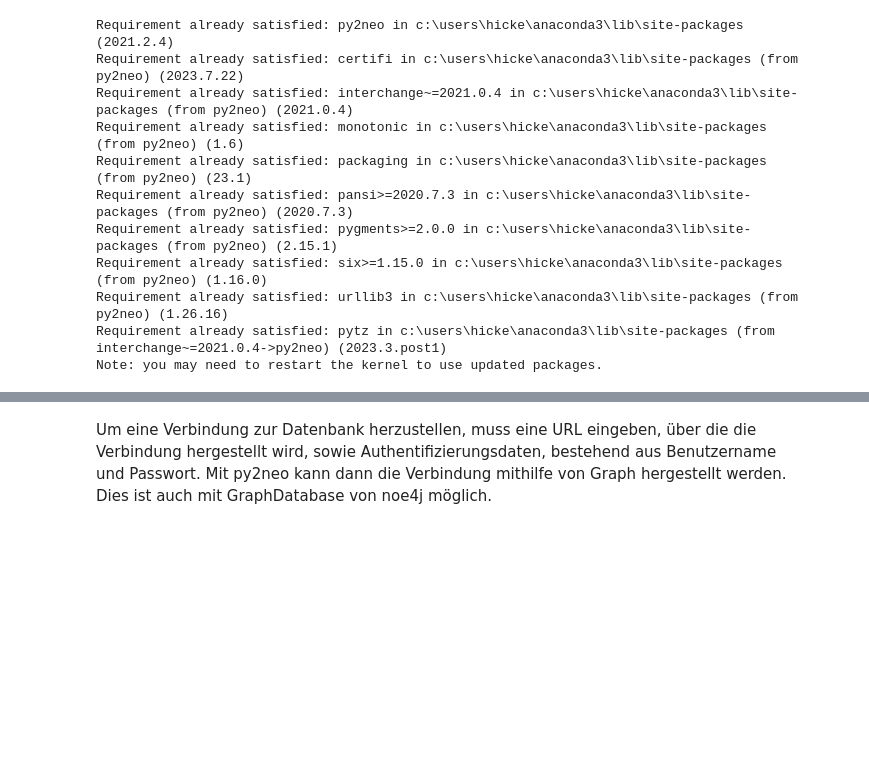
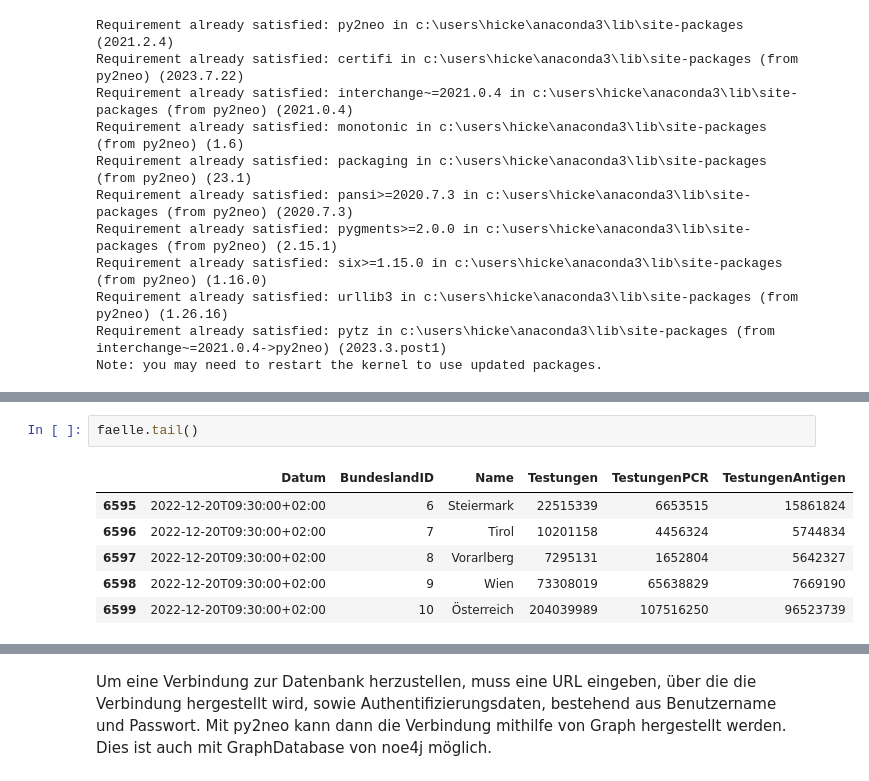
Before and after one commit to wi22b085/big-data, a Jupyter notebook: Neo4J/Neo4J.ipynb, the cells around one changed output, grey strips where cells are left out. Saved outputs shown, nothing was run; the diff lists cells and outputs as text; blank space fills up the shorter version.

```diff
--- a/Neo4J/Neo4J.ipynb
+++ b/Neo4J/Neo4J.ipynb
@@ -139,0 +58,9 @@ import csv
+# %%
+faelle.tail()
+# %% [output]
+|  | Datum | BundeslandID | Name | Testungen | TestungenPCR | TestungenAntigen |
+| 6595 | 2022-12-20T09:30:00+02:00 | 6 | Steiermark | 22515339 | 6653515 | 15861824 |
+| 6596 | 2022-12-20T09:30:00+02:00 | 7 | Tirol | 10201158 | 4456324 | 5744834 |
+| 6597 | 2022-12-20T09:30:00+02:00 | 8 | Vorarlberg | 7295131 | 1652804 | 5642327 |
+| 6598 | 2022-12-20T09:30:00+02:00 | 9 | Wien | 73308019 | 65638829 | 7669190 |
+| 6599 | 2022-12-20T09:30:00+02:00 | 10 | Österreich | 204039989 | 107516250 | 96523739 |
```
Also changed, not shown: parts of 17 cells of this notebook, 3 other files.
